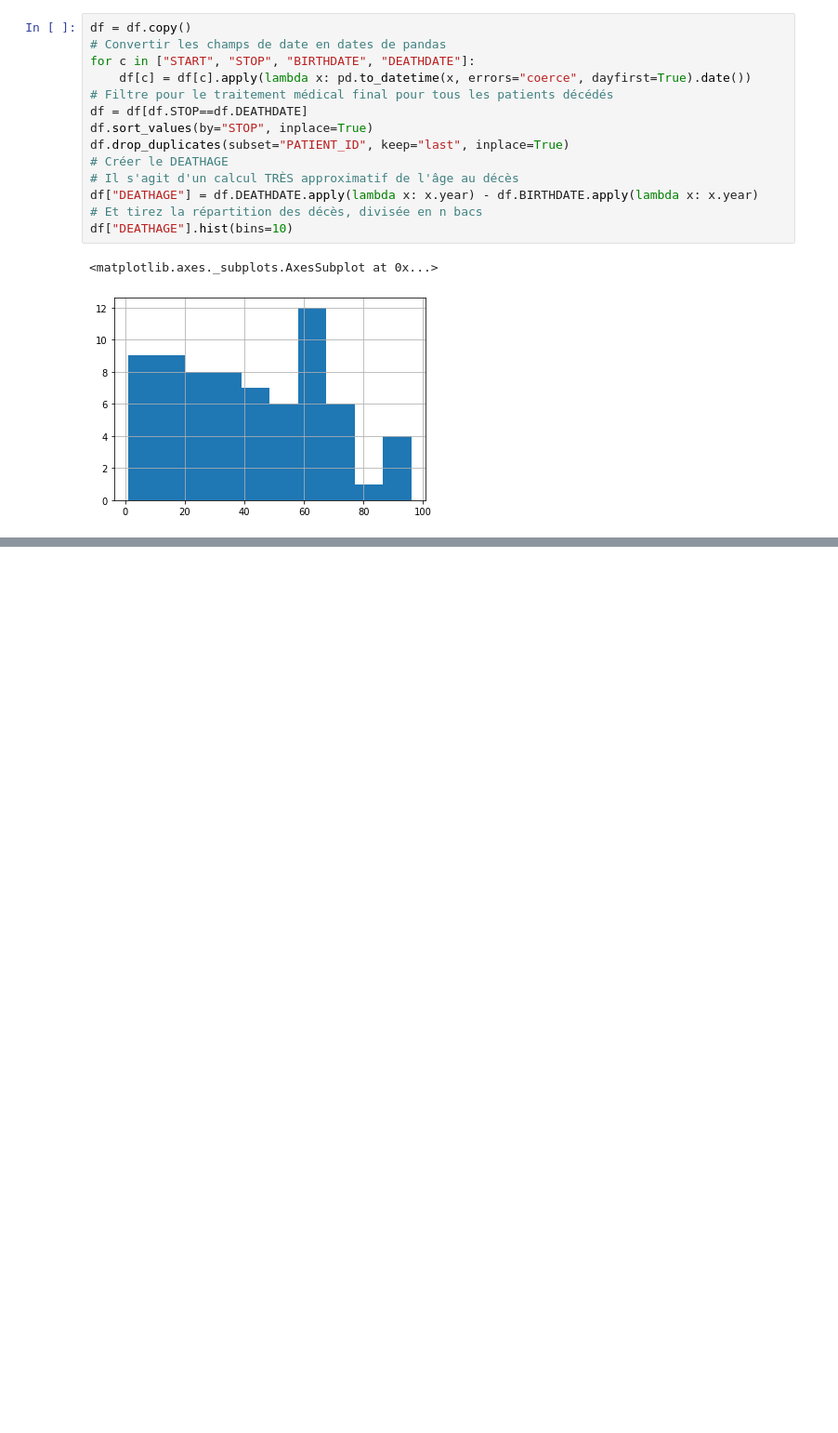
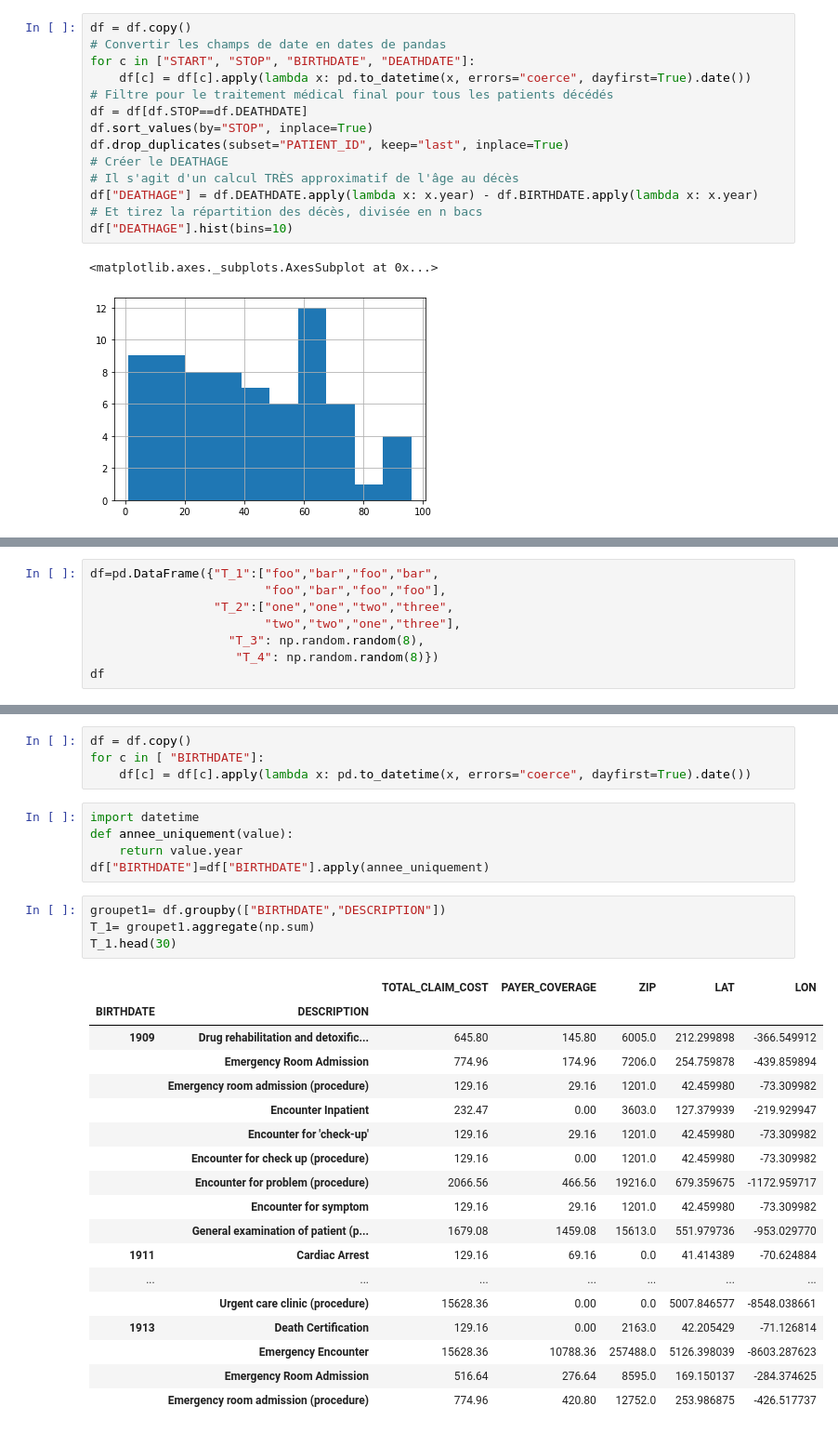
Before and after one commit to JovialeGuitey/tabe23_exercice, a Jupyter notebook: ANONYMISATION DES DONNEES.ipynb, the cells around one changed output, grey strips where cells are left out. Shown at 93% size. Cells and saved outputs as stored; diff of their text form; blank space fills up the shorter version.

```diff
--- a/ANONYMISATION DES DONNEES.ipynb
+++ b/ANONYMISATION DES DONNEES.ipynb
@@ -166,0 +198,8 @@ df["DEATHAGE"].hist(bins=10)
+# %%
+df=pd.DataFrame({"T_1":["foo","bar","foo","bar",
+                        "foo","bar","foo","foo"],
+                 "T_2":["one","one","two","three",
+                        "two","two","one","three"],
+                   "T_3": np.random.random(8),
+                    "T_4": np.random.random(8)})
+df
@@ -166,0 +216,32 @@ df["DEATHAGE"].hist(bins=10)
+# %%
+df = df.copy()
+for c in [ "BIRTHDATE"]:
+    df[c] = df[c].apply(lambda x: pd.to_datetime(x, errors="coerce", dayfirst=True).date())
+# %%
+import datetime
+def annee_uniquement(value):
+    return value.year
+df["BIRTHDATE"]=df["BIRTHDATE"].apply(annee_uniquement)
+# %%
+groupet1= df.groupby(["BIRTHDATE","DESCRIPTION"])
+T_1= groupet1.aggregate(np.sum)
+T_1.head(30)
+# %% [output]
+|  |  | TOTAL_CLAIM_COST | PAYER_COVERAGE | ZIP | LAT | LON |
+| BIRTHDATE | DESCRIPTION |  |  |  |  |  |
+| 1909 | Drug rehabilitation and detoxific... | 645.80 | 145.80 | 6005.0 | 212.299898 | -366.549912 |
+|  | Emergency Room Admission | 774.96 | 174.96 | 7206.0 | 254.759878 | -439.859894 |
+|  | Emergency room admission (procedure) | 129.16 | 29.16 | 1201.0 | 42.459980 | -73.309982 |
+|  | Encounter Inpatient | 232.47 | 0.00 | 3603.0 | 127.379939 | -219.929947 |
+|  | Encounter for 'check-up' | 129.16 | 29.16 | 1201.0 | 42.459980 | -73.309982 |
+|  | Encounter for check up (procedure) | 129.16 | 0.00 | 1201.0 | 42.459980 | -73.309982 |
+|  | Encounter for problem (procedure) | 2066.56 | 466.56 | 19216.0 | 679.359675 | -1172.959717 |
+|  | Encounter for symptom | 129.16 | 29.16 | 1201.0 | 42.459980 | -73.309982 |
+|  | General examination of patient (p... | 1679.08 | 1459.08 | 15613.0 | 551.979736 | -953.029770 |
+| 1911 | Cardiac Arrest | 129.16 | 69.16 | 0.0 | 41.414389 | -70.624884 |
+| ... | ... | ... | ... | ... | ... | ... |
+|  | Urgent care clinic (procedure) | 15628.36 | 0.00 | 0.0 | 5007.846577 | -8548.038661 |
+| 1913 | Death Certification | 129.16 | 0.00 | 2163.0 | 42.205429 | -71.126814 |
+|  | Emergency Encounter | 15628.36 | 10788.36 | 257488.0 | 5126.398039 | -8603.287623 |
+|  | Emergency Room Admission | 516.64 | 276.64 | 8595.0 | 169.150137 | -284.374625 |
+|  | Emergency room admission (procedure) | 774.96 | 420.80 | 12752.0 | 253.986875 | -426.517737 |
```
Also changed, not shown: parts of 13 cells of this notebook.
